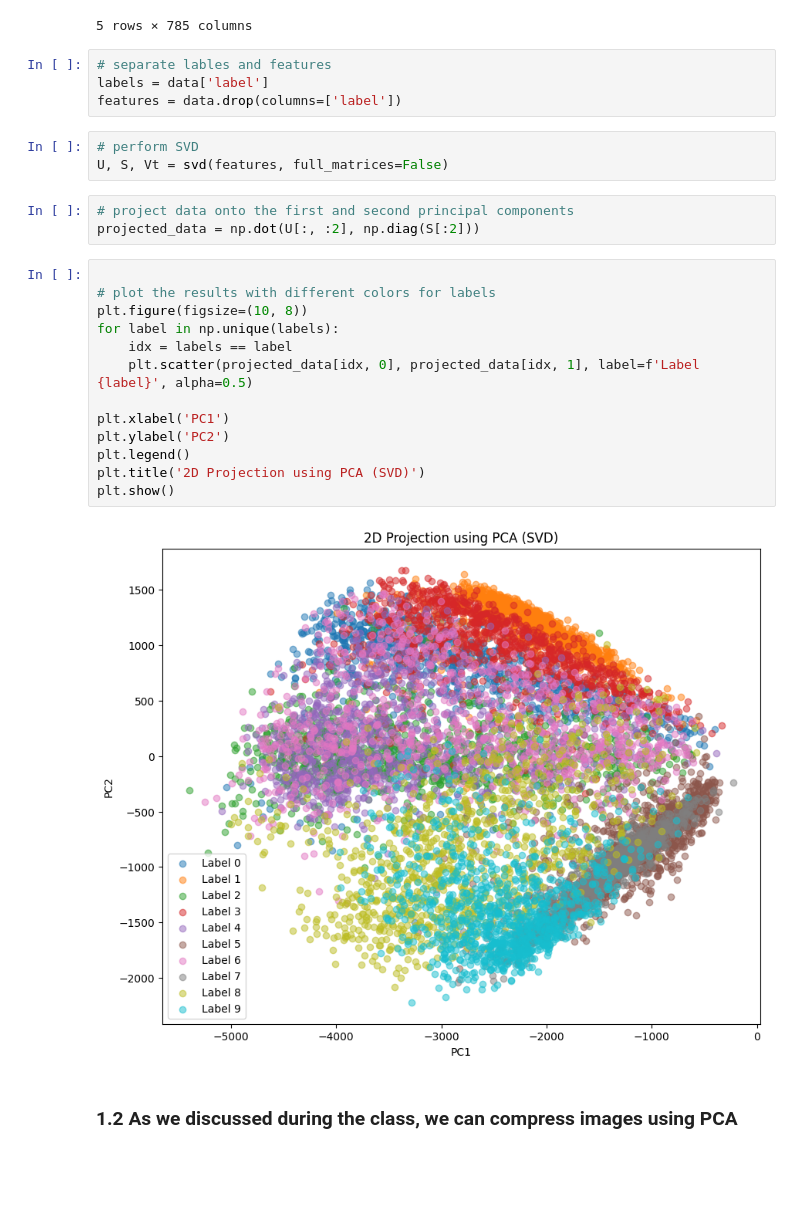
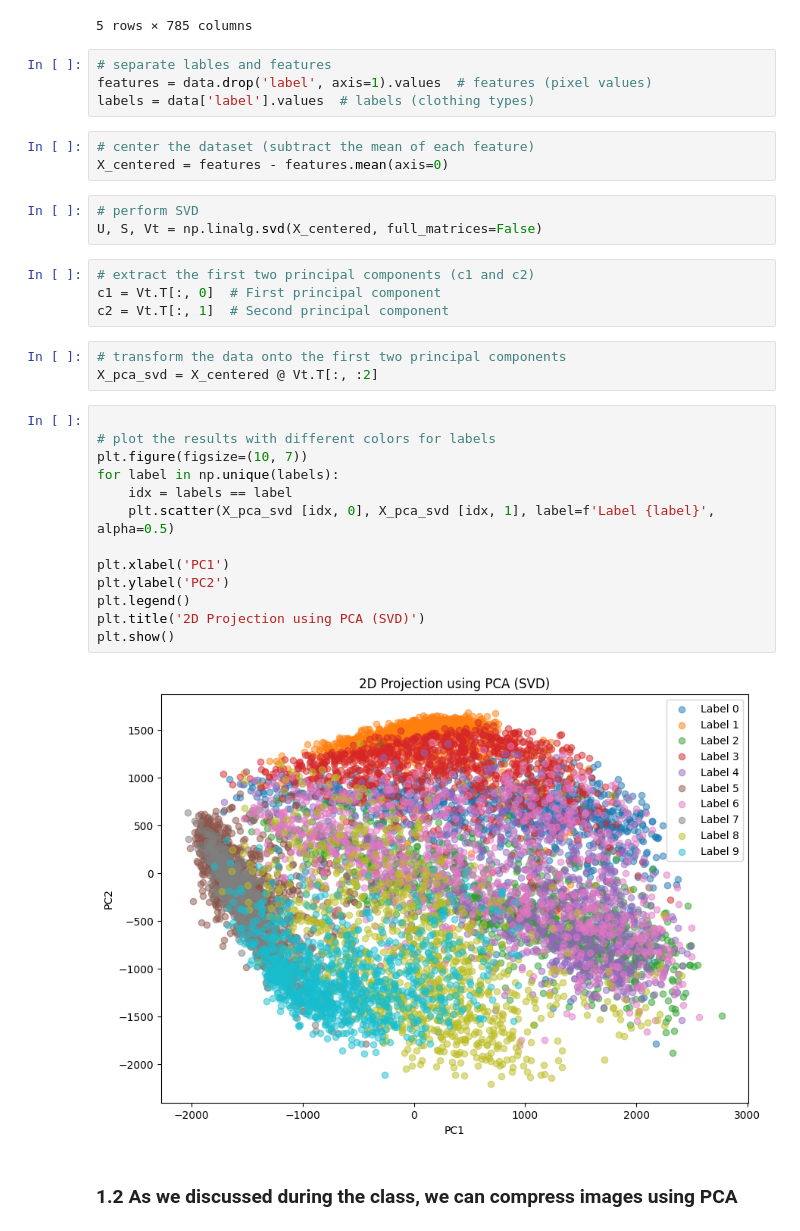
Before and after one commit to chau-doan/bonus_255, a Jupyter notebook: bonus1.ipynb, the cells around one changed output. Drawn from its saved outputs; the diff is of its cells as text; blank space fills up the shorter version.

```diff
--- a/bonus1.ipynb
+++ b/bonus1.ipynb
@@ -33,29 +32,36 @@ data.tail()
 5 rows × 785 columns
 # %%
 # separate lables and features
-labels = data['label']
-features = data.drop(columns=['label'])
+features = data.drop('label', axis=1).values  # features (pixel values)
+labels = data['label'].values  # labels (clothing types)
+# %%
+# center the dataset (subtract the mean of each feature)
+X_centered = features - features.mean(axis=0)
 # %%
 # perform SVD
-U, S, Vt = svd(features, full_matrices=False)
+U, S, Vt = np.linalg.svd(X_centered, full_matrices=False)
+# %%
+# extract the first two principal components (c1 and c2)
+c1 = Vt.T[:, 0]  # First principal component
+c2 = Vt.T[:, 1]  # Second principal component
 # %%
-# project data onto the first and second principal components
-projected_data = np.dot(U[:, :2], np.diag(S[:2]))
+# transform the data onto the first two principal components
+X_pca_svd = X_centered @ Vt.T[:, :2]
 # %%
 
 # plot the results with different colors for labels
-plt.figure(figsize=(10, 8))
+plt.figure(figsize=(10, 7))
 for label in np.unique(labels):
     idx = labels == label
-    plt.scatter(projected_data[idx, 0], projected_data[idx, 1], label=f'Label {label}', alpha=0.5)
+    plt.scatter(X_pca_svd [idx, 0], X_pca_svd [idx, 1], label=f'Label {label}', alpha=0.5)
 
 plt.xlabel('PC1')
 plt.ylabel('PC2')
 plt.legend()
 plt.title('2D Projection using PCA (SVD)')
 plt.show()
 # %% [output]
-[figure, old version]
+[figure, new version]
 # %% [markdown]
 ### 1.2 As we discussed during the class, we can compress images using PCA
 # %%
```
Also changed, not shown: parts of 23 cells of this notebook.
